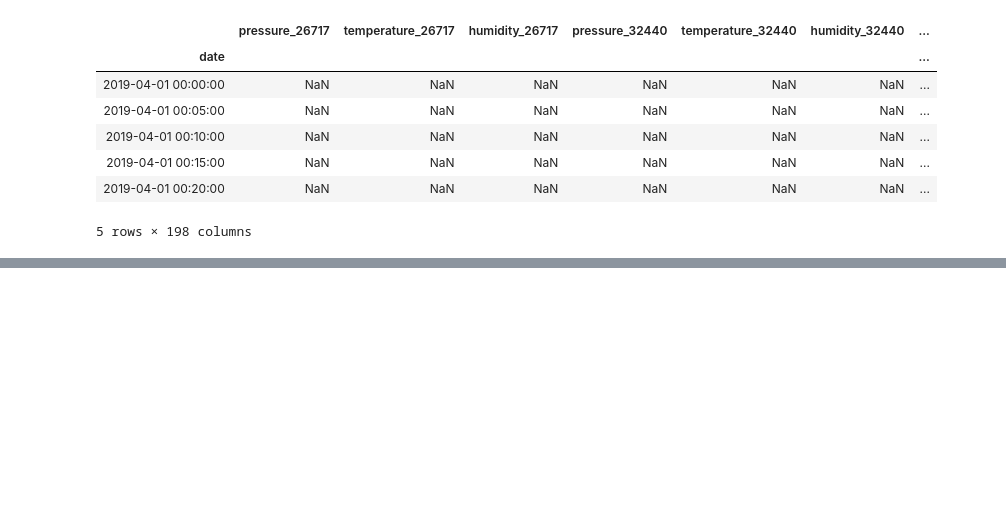
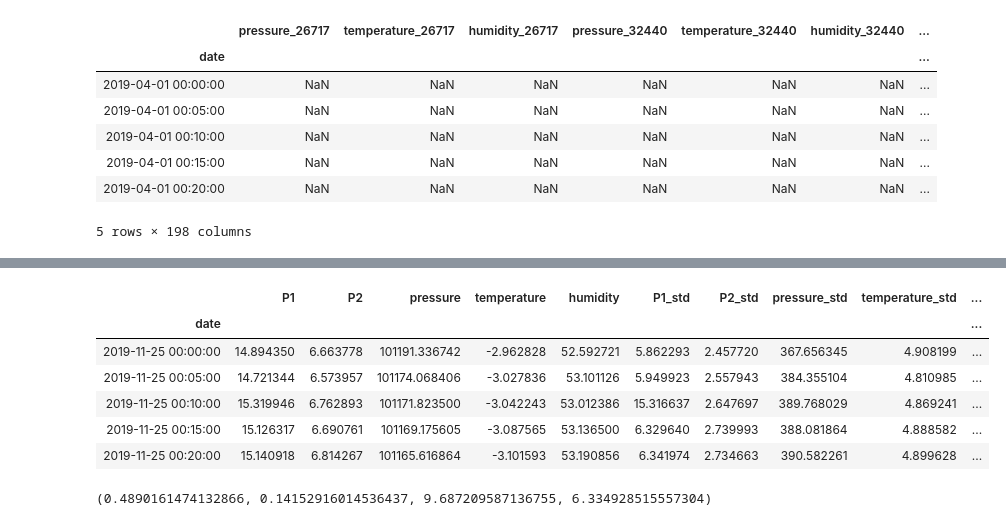
Before and after one commit to aerubanov/Proj_Air_Quality, a Jupyter notebook: notebooks/decomposition.ipynb, the cells around one changed output, grey strips where cells are left out. Saved outputs shown, nothing was run; the diff lists cells and outputs as text; code cells hidden in the pictures; blank space fills up the shorter version.

```diff
--- a/notebooks/decomposition.ipynb
+++ b/notebooks/decomposition.ipynb
@@ -164,0 +146,16 @@ weeks[len(weeks)-2].plot()
+# %%
+w = weeks[-3]
+# %%
+w['P1'] = w.P1.interpolate()
+# %%
+w['P1'] = w.P1.rolling(4, min_periods=1).mean()
+# %%
+w.head()
+# %% [output]
+|  | P1 | P2 | pressure | temperature | humidity | P1_std | P2_std | pressure_std | temperature_std | ... |
+| date |  |  |  |  |  |  |  |  |  | ... |
+| 2019-11-25 00:00:00 | 14.894350 | 6.663778 | 101191.336742 | -2.962828 | 52.592721 | 5.862293 | 2.457720 | 367.656345 | 4.908199 | ... |
+| 2019-11-25 00:05:00 | 14.721344 | 6.573957 | 101174.068406 | -3.027836 | 53.101126 | 5.949923 | 2.557943 | 384.355104 | 4.810985 | ... |
+| 2019-11-25 00:10:00 | 15.319946 | 6.762893 | 101171.823500 | -3.042243 | 53.012386 | 15.316637 | 2.647697 | 389.768029 | 4.869241 | ... |
+| 2019-11-25 00:15:00 | 15.126317 | 6.690761 | 101169.175605 | -3.087565 | 53.136500 | 6.329640 | 2.739993 | 388.081864 | 4.888582 | ... |
+| 2019-11-25 00:20:00 | 15.140918 | 6.814267 | 101165.616864 | -3.101593 | 53.190856 | 6.341974 | 2.734663 | 390.582261 | 4.899628 | ... |
@@ -164,0 +165,4 @@ weeks[len(weeks)-2].plot()
+# %%
+decomp.resid.mean(), decomp.resid.median(), decomp.resid.std(), decomp.resid.quantile(0.8)
+# %% [output]
+(0.4890161474132866, 0.14152916014536437, 9.687209587136755, 6.334928515557304)
```
Also changed, not shown: parts of 22 cells of this notebook.
